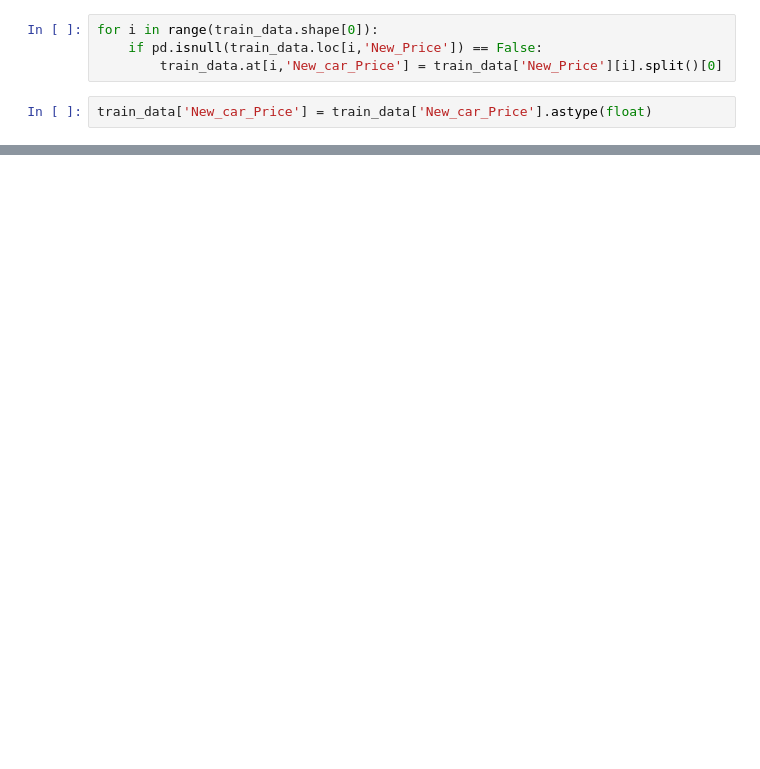
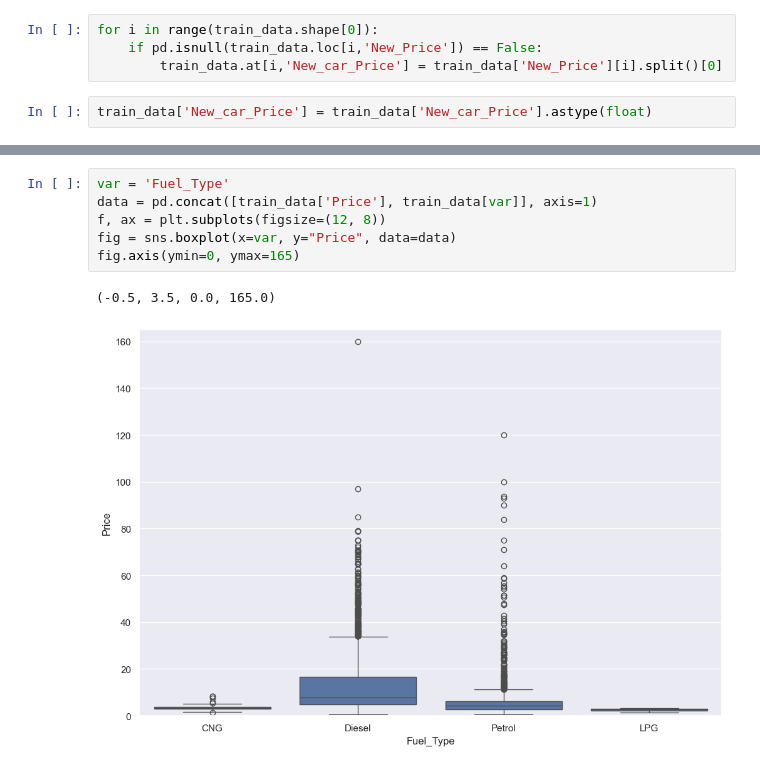
Before and after one commit to itssahilwhat/WorthWheels, a Jupyter notebook: main.ipynb, the cells around one changed output, grey strips where cells are left out. Cells and saved outputs as stored; diff of their text form; blank space fills up the shorter version.

```diff
--- a/main.ipynb
+++ b/main.ipynb
@@ -200,0 +268,9 @@ train_data.head()
+# %%
+var = 'Fuel_Type'
+data = pd.concat([train_data['Price'], train_data[var]], axis=1)
+f, ax = plt.subplots(figsize=(12, 8))
+fig = sns.boxplot(x=var, y="Price", data=data)
+fig.axis(ymin=0, ymax=165)
+# %% [output]
+(-0.5, 3.5, 0.0, 165.0)
+[figure, added]
```
Also changed, not shown: parts of 17 cells of this notebook.
